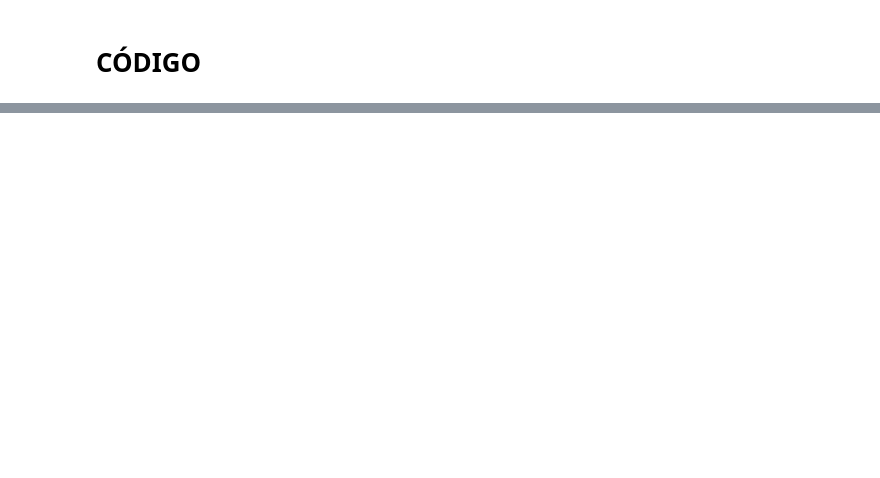
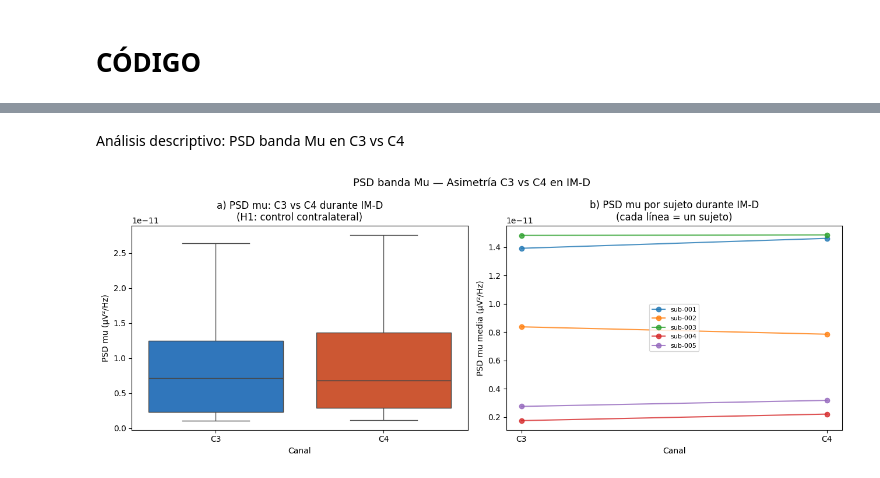
Before and after one commit to luciestrada/Proyecto2_Biosenales_LucianaAcevedo_LucianaEstrada, a Jupyter notebook: Proyecto2_biosenales.ipynb, the cells around one changed output, grey strips where cells are left out. Drawn from its saved outputs; the diff is of its cells as text; code cells hidden in the pictures; blank space fills up the shorter version.

```diff
--- a/Proyecto2_biosenales.ipynb
+++ b/Proyecto2_biosenales.ipynb
@@ -30,17 +111,6 @@ librerías, explicar la medida y su uso en los datos del proyecto**
 En el contexto de los datos del proyecto, se aplica CSP de manera binaria por pares de condiciones: MR-D vs MR-I, y IM-D vs IM-I, utilizando los 6 canales seleccionados (C3, C4, FC3, FC4, CP3, CP4). Se seleccionan los primeros y últimos 3 componentes del vector propio (m=3, es decir 6 filtros espaciales), tal como recomienda la literatura. La log-varianza de estos componentes constituye el vector de características que se almacena en el dataframe junto con las métricas del proyecto 1.
 
 **Implementación en Python:** Se puede implementar directamente utilizando la librería especializada en neurotecnología MNE-Python (mne.decoding.CSP) en combinación con scikit-learn.
-# %%
-from mne.decoding import CSP
-import numpy as np
-
-# Suponiendo que 'epochs_data' tiene la forma (trials, canales, muestras)
-# y 'labels' contiene las etiquetas de las clases (0 o 1)
-csp = CSP(n_components=4, reg=None, log=True, norm_trace=False)
-
-# Entrena los filtros espaciales y extrae la varianza logarítmica de forma automática
-X_csp = csp.fit_transform(epochs_data, labels)
-# X_csp tendrá una dimensión de (trials, 4), listo para el clasificador
 # %% [markdown]
 # **Plan de análisis**
 # %% [markdown]
@@ -117,0 +769,47 @@ Descargando datos...
+# %% [markdown]
+Análisis descriptivo: PSD banda Mu en C3 vs C4
+# %%
+# ============================================================
+# GRÁFICA 3 — PSD mu C3 vs C4 dentro de IM-D
+# Hipótesis H1 (control contralateral)
+# ============================================================
+
+df_imd = df_final[df_final['condicion'] == 'IM-D'].copy()
+
+df_psd_c3 = df_imd[['trial', 'sujeto', 'psd_mu_C3']].rename(
+    columns={'psd_mu_C3': 'PSD_mu'})
+df_psd_c3['canal'] = 'C3'
+
+df_psd_c4 = df_imd[['trial', 'sujeto', 'psd_mu_C4']].rename(
+    columns={'psd_mu_C4': 'PSD_mu'})
+df_psd_c4['canal'] = 'C4'
+
+df_psd_long = pd.concat([df_psd_c3, df_psd_c4], ignore_index=True)
+
+fig, axes = plt.subplots(1, 2, figsize=(13, 5))
+
+sns.boxplot(data=df_psd_long, x='canal', y='PSD_mu',
+            hue='canal', palette=['#1976D2', '#E64A19'],
+            legend=False, ax=axes[0])
+axes[0].set_title('a) PSD mu: C3 vs C4 durante IM-D\n(H1: control contralateral)')
+axes[0].set_ylabel('PSD mu (µV²/Hz)')
+axes[0].set_xlabel('Canal')
+
+# Scatter: C3 vs C4 por sujeto para ver lateralización individual
+medias_sub = df_imd.groupby('sujeto')[['psd_mu_C3', 'psd_mu_C4']].mean()
+for sub in medias_sub.index:
+    axes[1].plot(['C3', 'C4'],
+                 [medias_sub.loc[sub, 'psd_mu_C3'],
+                  medias_sub.loc[sub, 'psd_mu_C4']],
+                 'o-', alpha=0.8, label=sub)
+axes[1].set_title('b) PSD mu por sujeto durante IM-D\n(cada línea = un sujeto)')
+axes[1].set_ylabel('PSD mu media (µV²/Hz)')
+axes[1].set_xlabel('Canal')
+axes[1].legend(fontsize=8)
+
+plt.suptitle('PSD banda Mu — Asimetría C3 vs C4 en IM-D', fontsize=13)
+plt.tight_layout()
+plt.savefig('psd_mu_c3_c4.png', dpi=150)
+plt.show()
+# %% [output]
+[figure, added]
```
Also changed, not shown: parts of 60 cells of this notebook.
